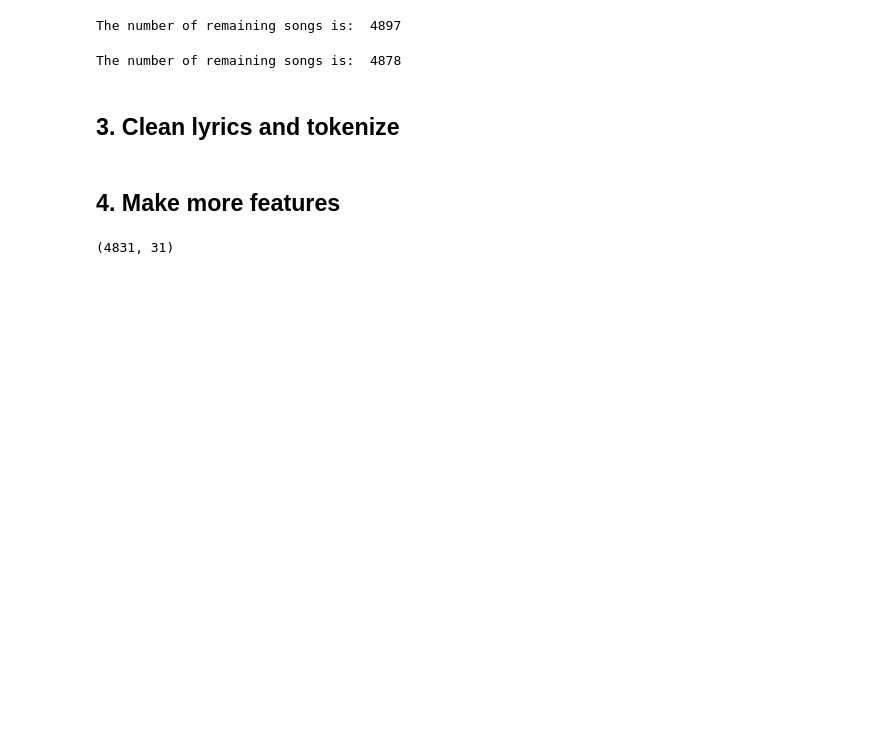
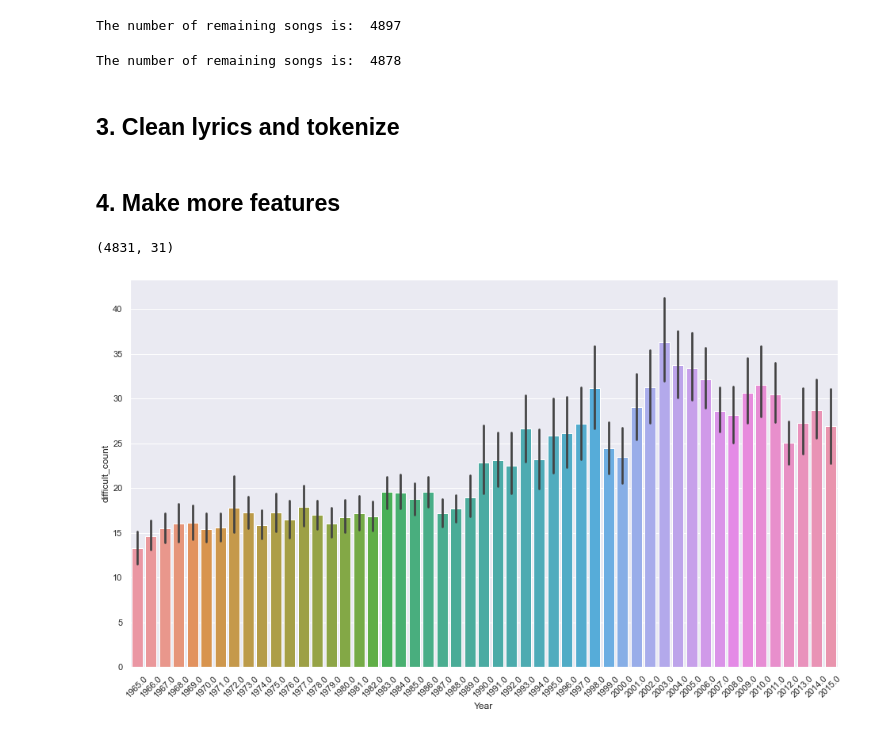
Before and after one commit to hanna-freuden/MusicLyrics, a Jupyter notebook: MusicLyrics - Feature extraction and EDA .ipynb, the cells around one changed output. Drawn from its saved outputs; the diff is of its cells as text; code cells hidden in the pictures; blank space fills up the shorter version.

Commit message:
add text rhyme features

```diff
--- a/MusicLyrics - Feature extraction and EDA .ipynb
+++ b/MusicLyrics - Feature extraction and EDA .ipynb
@@ -200,8 +194,6 @@ def count_rhymes(text):
             pass
     return rhyme_count
 # %%
-def add_text_features(df):
-    df.polysyl_count=df.tokens.apply(poly_syllable_count)
-    df.difficult_count=df.tokens.apply(difficult_words)
-    df.count_rhyming_words=df.tokens.apply(count_rhymes)
-    return df
+df['polysyl_count']=df.tokens.apply(poly_syllable_count)
+df['difficult_count']=df.tokens.apply(difficult_words)
+df['count_rhyming_words']=df.tokens.apply(count_rhymes)
@@ -226,2 +202,10 @@ addfeat = parallelize_dataframe(df, add_text_features)
+# %%
+df1=df[['Rank', 'Song', 'Artist', 'Year', 'Lyrics', 'Source', 'Artists clean',
+       'artist_song1', 'songs_clean', 'artist_song2', 'danceability', 'energy',
+       'key', 'loudness', 'mode', 'speechiness', 'acousticness',
+       'instrumentalness', 'liveness', 'valence', 'tempo', 'type', 'id', 'uri',
+       'track_href', 'analysis_url', 'duration_ms', 'time_signature', 'error',
+       'lyrics_clean', 'polysyl_count',
+       'difficult_count', 'count_rhyming_words']]
 # %%
 df_count=pd.DataFrame(pos_count)
@@ -235,2 +212,4 @@ ax = sns.barplot(x="Rank", y="difficult_count", data=df)
+# %%
+df=df1.join(df_count, how='outer')
 # %%
 df.to_pickle("df_add_feat") # save df
@@ -236,0 +218,13 @@ df.to_pickle("df_add_feat") # save df
+# %%
+#make plot of no of difficult words by chart ranking
+import seaborn as sns
+sns.set_theme(style="whitegrid")
+sns.set(rc={'figure.figsize':(15,8.27)})
+sns.set(font_scale = 1)
+plt.figure(figsize=(16,9))
+chart = sns.barplot(x="Year", y="difficult_count", data=df)
+labels=chart.get_xticklabels()
+chart.set_xticklabels( labels, rotation=45)
+None
+# %% [output]
+[figure, added]
```
Also changed, not shown: parts of 7 cells of this notebook.
